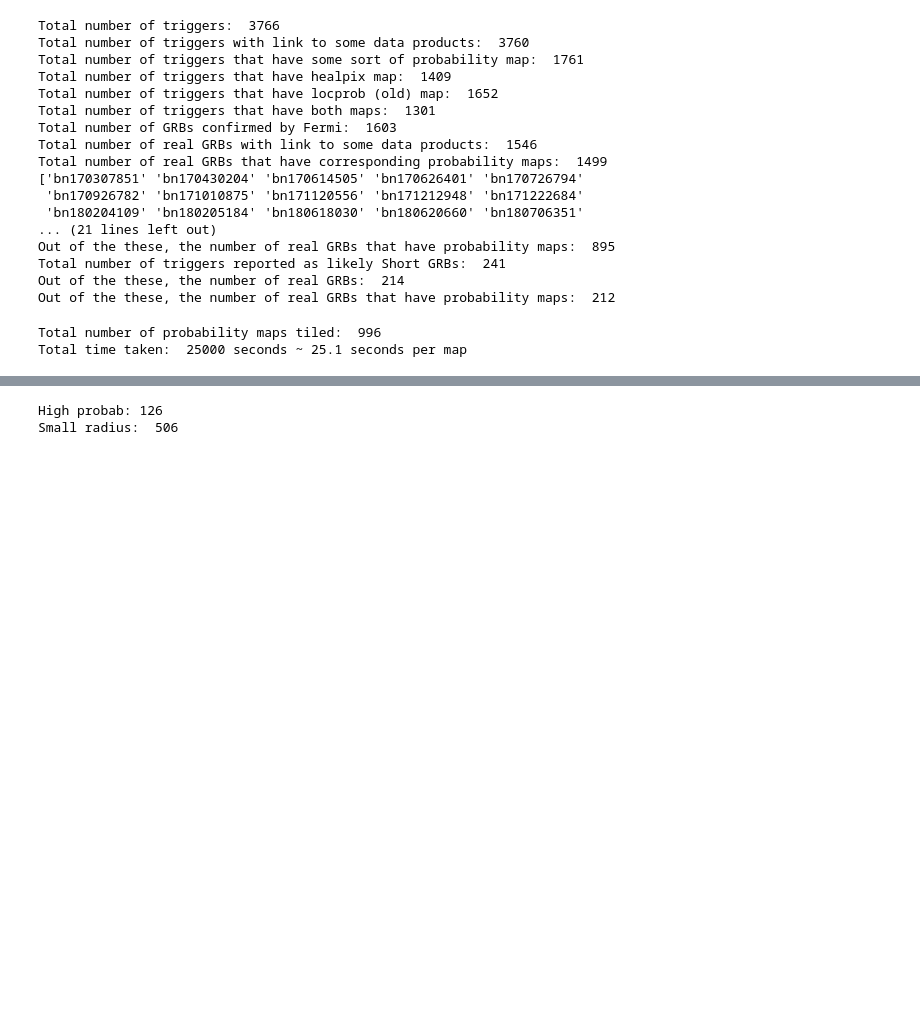
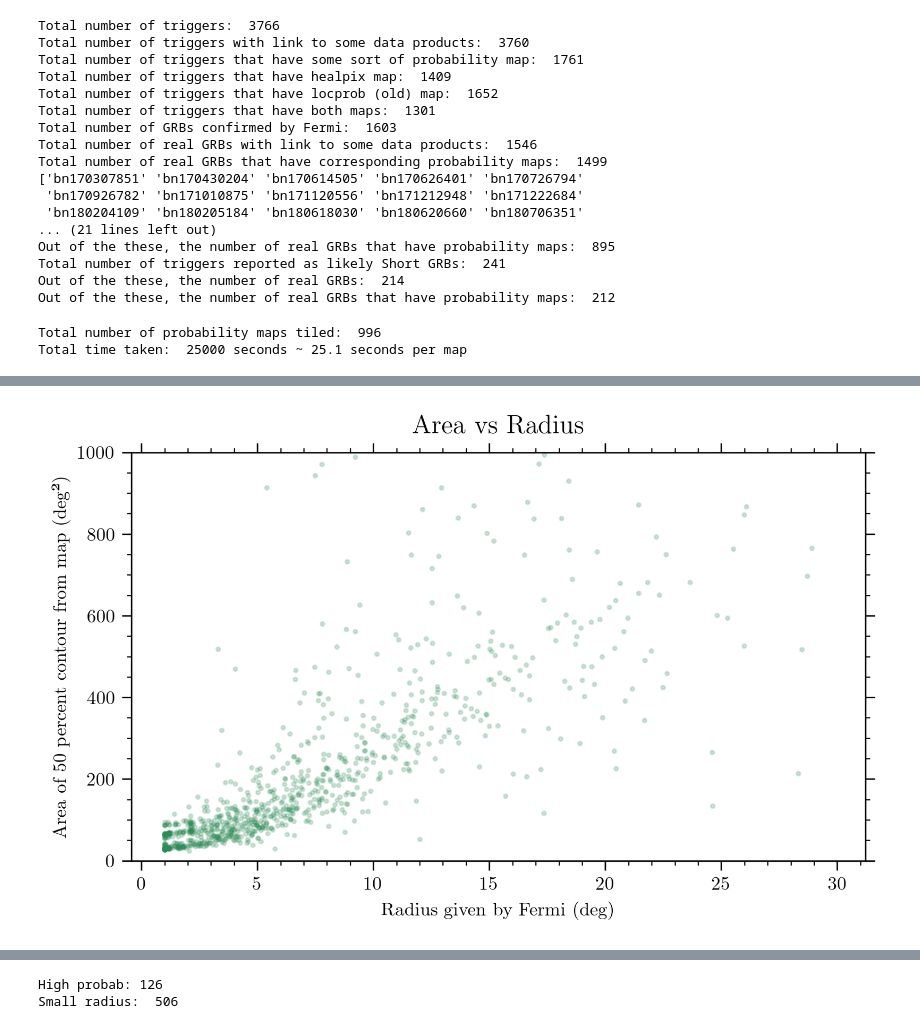
Before and after one commit to ravioli1369/fermi_grbs, a Jupyter notebook: stats.ipynb, the cells around one changed output, grey strips where cells are left out. Cells and saved outputs as stored; diff of their text form; code cells hidden in the pictures; blank space fills up the shorter version.

```diff
--- a/stats.ipynb
+++ b/stats.ipynb
@@ -115,0 +143,10 @@ plt.show()
+# %%
+plt.figure(figsize=(7,4), dpi=300)
+plt.scatter(radius, area, s=4, color='seagreen', alpha=0.2)
+plt.xlabel("Radius given by Fermi (deg)")
+plt.ylabel("Area of 50 percent contour from map (deg²)")
+plt.title("Area vs Radius", fontsize=14, pad=10)
+plt.ylim(0,1000)
+plt.show()
+# %% [output]
+[figure, added]
```
Also changed, not shown: parts of 9 cells of this notebook.
